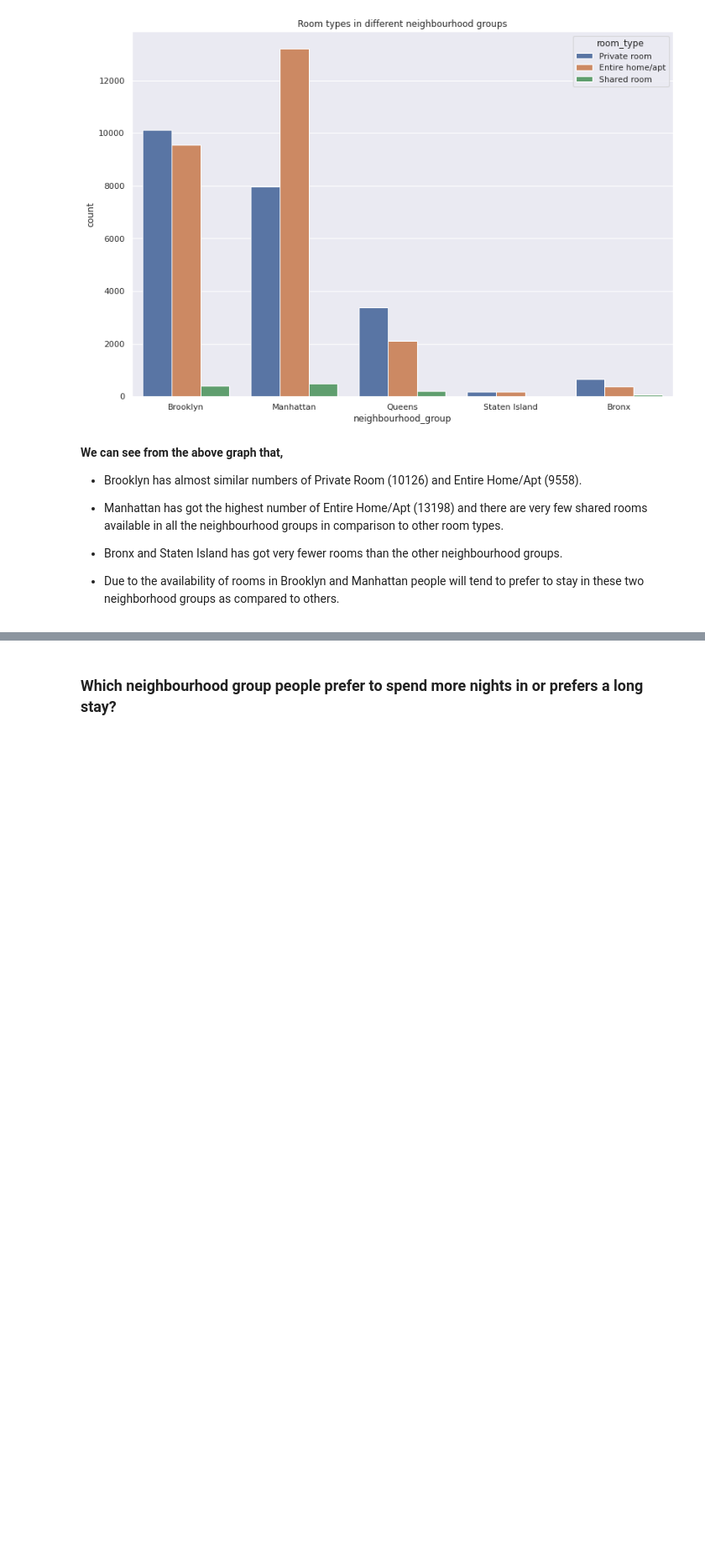
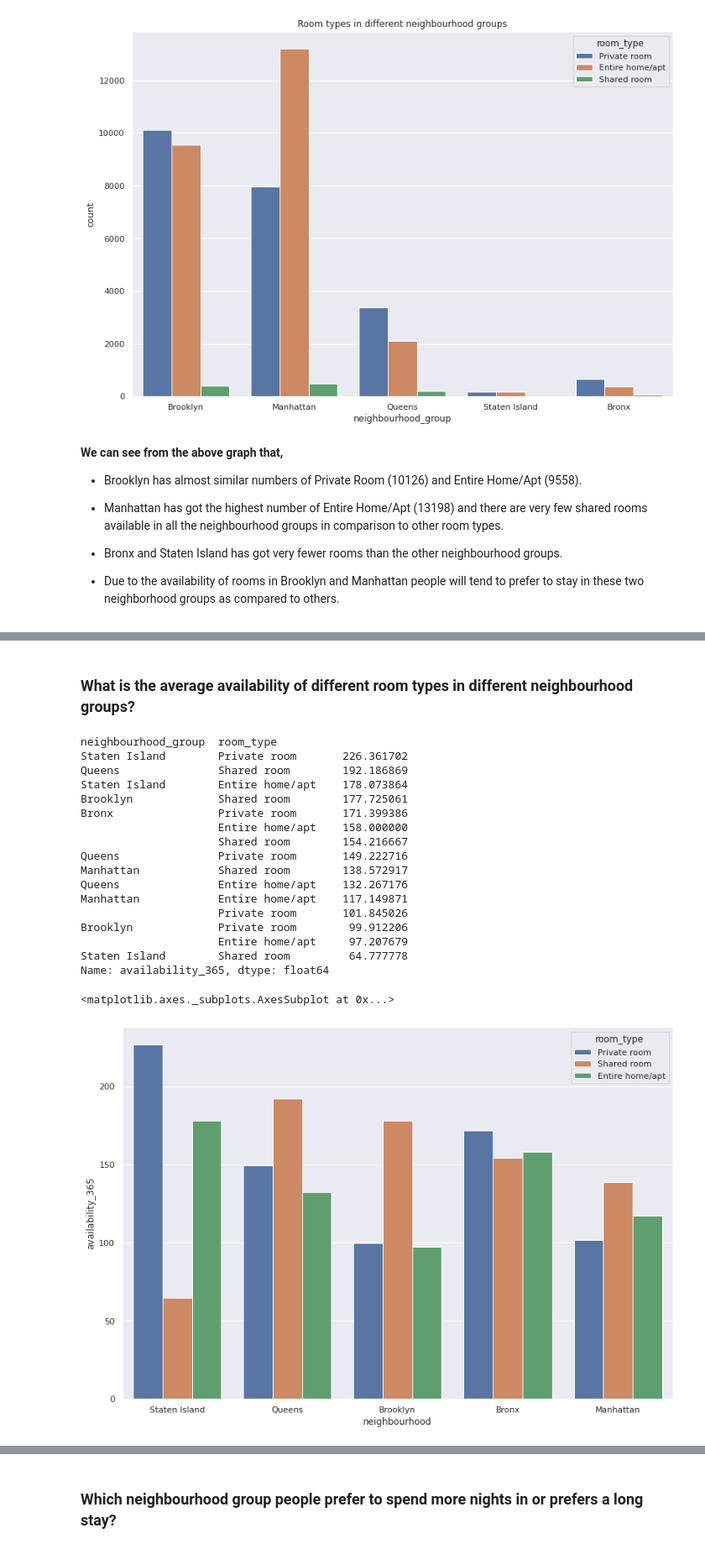
Before and after one commit to Rudrajit12/Airbnb-Bookings-Analysis, a Jupyter notebook: Airbnb_Bookings_Analysis_Capstone_Project.ipynb, the cells around one changed output, grey strips where cells are left out. Shown at 84% size. Cells and saved outputs as stored; diff of their text form; code cells hidden in the pictures; blank space fills up the shorter version.

```diff
--- a/Airbnb_Bookings_Analysis_Capstone_Project.ipynb
+++ b/Airbnb_Bookings_Analysis_Capstone_Project.ipynb
@@ -551,0 +625,31 @@ Name: room_type, dtype: int64
+# %% [markdown]
+### **What is the average availability of different room types in different neighbourhood groups?**
+# %%
+# availability of different room types in different neighbourhoods
+available_neighbourhoods = bnb_df.groupby(['neighbourhood_group','room_type'])['availability_365'].mean().sort_values(ascending=False)
+print(available_neighbourhoods)
+
+# convert it into a dataframe and plot
+aval_df = pd.DataFrame(available_neighbourhoods)
+aval_df = aval_df.rename_axis(['neighbourhood','room_type']).reset_index()
+sns.barplot(x='neighbourhood', y='availability_365', hue='room_type', data=aval_df)
+# %% [output]
+neighbourhood_group  room_type
+Staten Island        Private room       226.361702
+Queens               Shared room        192.186869
+Staten Island        Entire home/apt    178.073864
+Brooklyn             Shared room        177.725061
+Bronx                Private room       171.399386
+                     Entire home/apt    158.000000
+                     Shared room        154.216667
+Queens               Private room       149.222716
+Manhattan            Shared room        138.572917
+Queens               Entire home/apt    132.267176
+Manhattan            Entire home/apt    117.149871
+                     Private room       101.845026
+Brooklyn             Private room        99.912206
+                     Entire home/apt     97.207679
+Staten Island        Shared room         64.777778
+Name: availability_365, dtype: float64
+<matplotlib.axes._subplots.AxesSubplot at 0x...>
+[figure, added]
```
Also changed, not shown: parts of 23 cells of this notebook.
